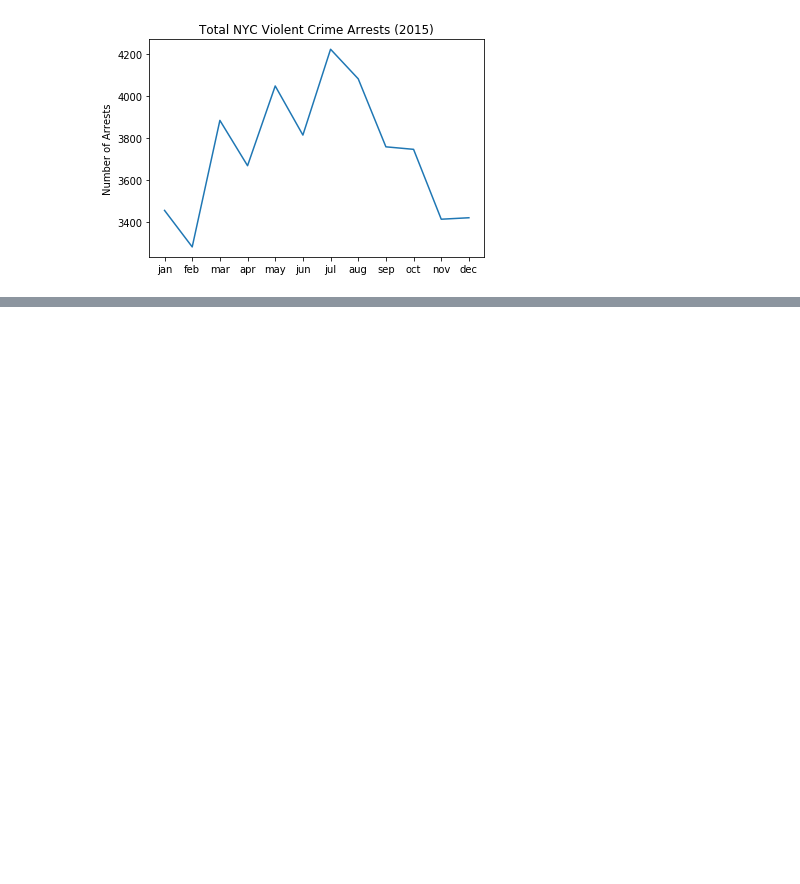
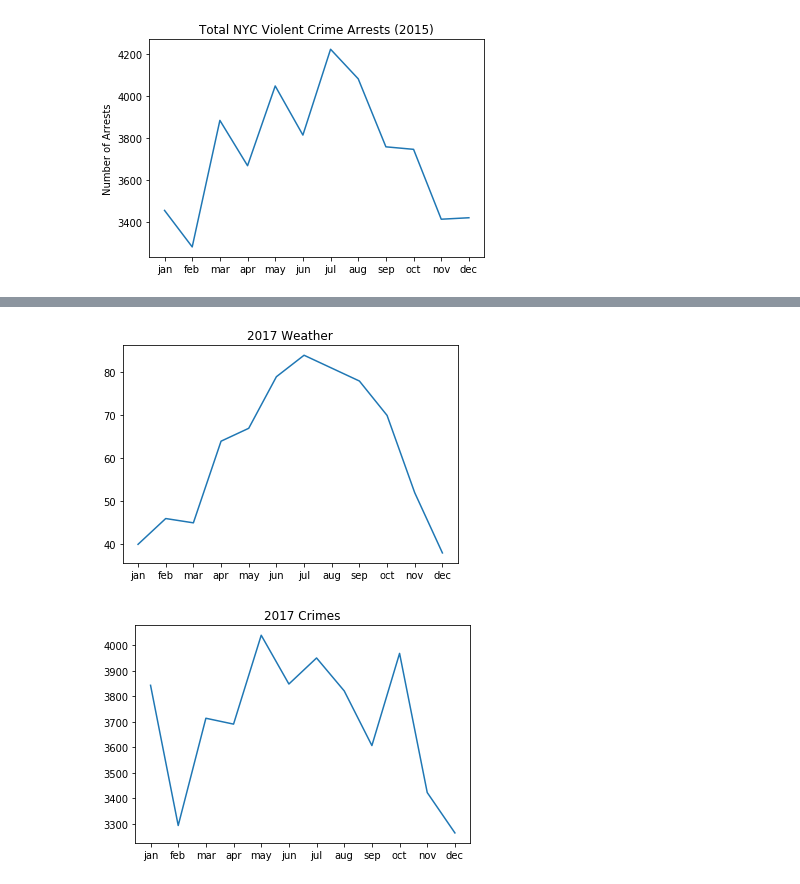
Before and after one commit to markmessick/nyc-crime-analysis, a Jupyter notebook: Crime by Year_Month_Season (Mark's Version).ipynb, the cells around one changed output, grey strips where cells are left out. Saved outputs shown, nothing was run; the diff lists cells and outputs as text; code cells hidden in the pictures; blank space fills up the shorter version.

```diff
--- a/Crime by Year_Month_Season (Mark's Version).ipynb
+++ b/Crime by Year_Month_Season (Mark's Version).ipynb
@@ -361,0 +469,13 @@ NameError: name 'sixteen_df' is not defined
+# %%
+months = ["jan", "feb", "mar", "apr", "may", "jun", "jul", "aug", "sep", "oct", "nov", "dec"]
+avg_temp = [40, 46, 45, 64, 67, 79, 84, 81, 78, 70, 52, 38]
+
+plt.plot(months, avg_temp)
+plt.title("2017 Weather")
+plt.show()
+plt.plot(months, twentyseventeen)
+plt.title("2017 Crimes")
+plt.show()
+# %% [output]
+[figure, added]
+[figure, added]
```
Also changed, not shown: parts of 13 cells of this notebook, 1 other file.
